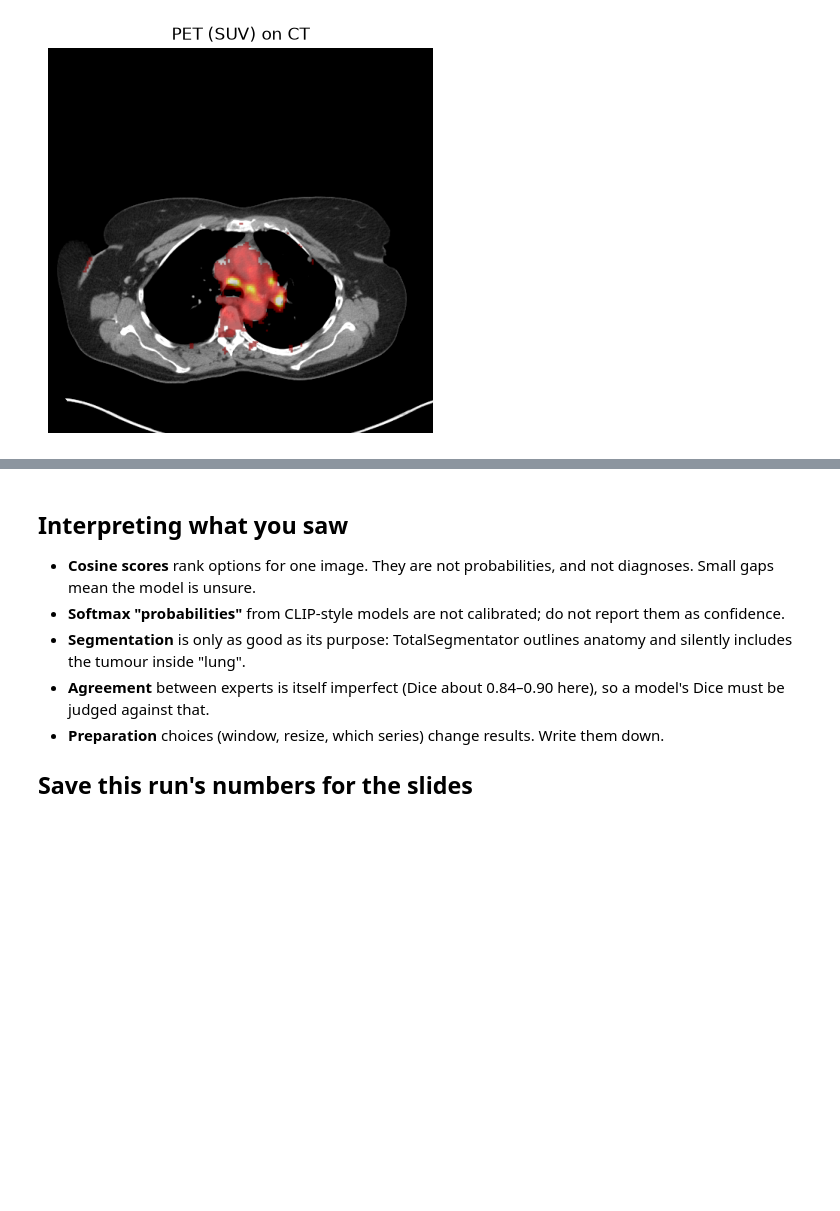
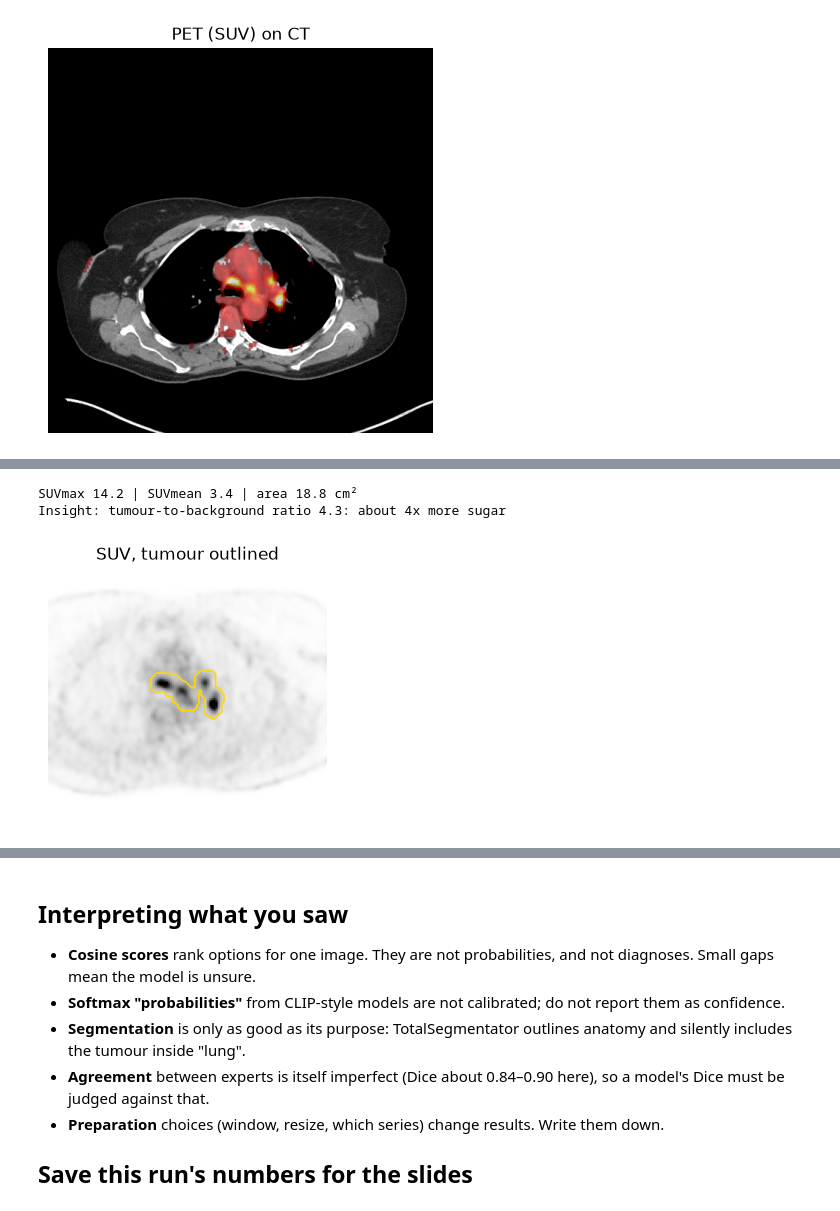
Before and after one commit to TechieTripathi/multimodal-medical-imaging, a Jupyter notebook: notebook/multimodal-medical-imaging.ipynb, the cells around one changed output, grey strips where cells are left out. Cells and saved outputs as stored; diff of their text form; code cells hidden in the pictures; blank space fills up the shorter version.

```diff
--- a/notebook/multimodal-medical-imaging.ipynb
+++ b/notebook/multimodal-medical-imaging.ipynb
@@ -359,0 +483,18 @@ Same frame of reference: True | CT 512 px at 0.802734375 mm; PET 400 px at 2.036
+# %%
+# E3. PET: how hot is the tumour? SUV from the file's own tags; tumour from the expert's DICOM SEG
+pet = load('pet-fdg-lung.dcm')
+suv = values(pet) * suv_factor(pet)
+lesion = seg_on(load('seg-fdg-lung-slice.dcm'), pet)
+background = (suv > 0.3) & ~lesion
+area = lesion.sum() * float(pet.PixelSpacing[0]) * float(pet.PixelSpacing[1]) / 100
+print(f'SUVmax {suv[lesion].max():.1f} | SUVmean {suv[lesion].mean():.1f} | area {area:.1f} cm²')
+print(f'Insight: tumour-to-background ratio {suv[lesion].mean() / suv[background].mean():.1f}: about {suv[lesion].mean() / suv[background].mean():.0f}x more sugar')
+fig, ax = plt.subplots(figsize=(3.6, 3.6))
+ax.imshow(suv, cmap='gray_r', vmin=0, vmax=8); ax.contour(lesion, levels=[0.5], colors='gold', linewidths=1.2)
+ys, xs = np.nonzero(lesion)
+ax.set_xlim(xs.min() - 50, xs.max() + 50); ax.set_ylim(ys.max() + 50, ys.min() - 50); ax.axis('off'); ax.set_title('SUV, tumour outlined')
+show(fig, 'E3_pet')
+# %% [output]
+SUVmax 14.2 | SUVmean 3.4 | area 18.8 cm²
+Insight: tumour-to-background ratio 4.3: about 4x more sugar
+[figure, added]
```
Also changed, not shown: parts of 7 cells of this notebook, 18 other files.
